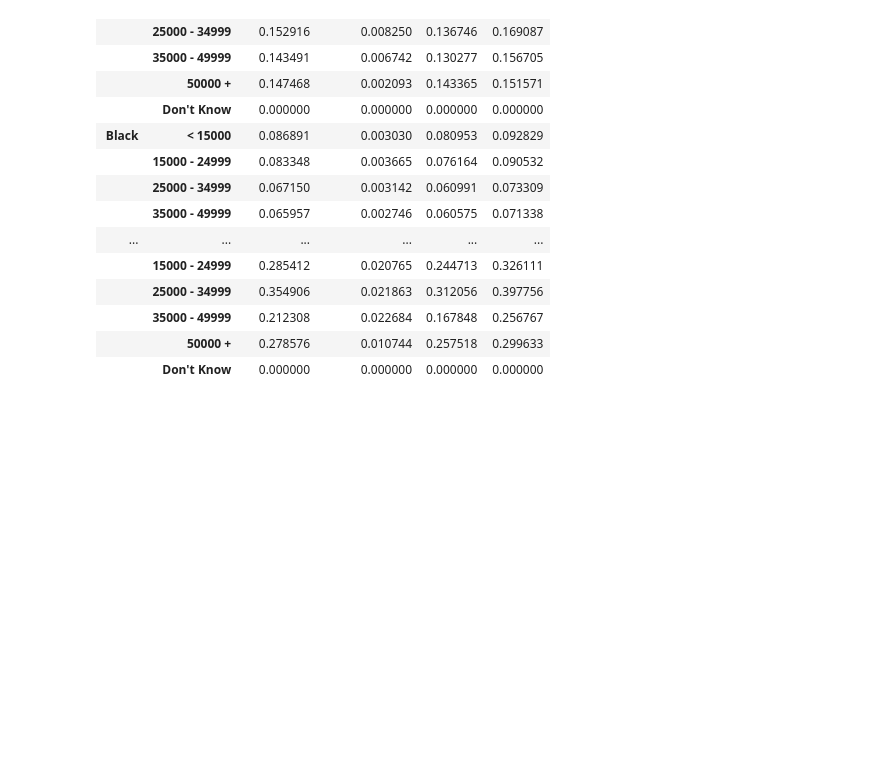
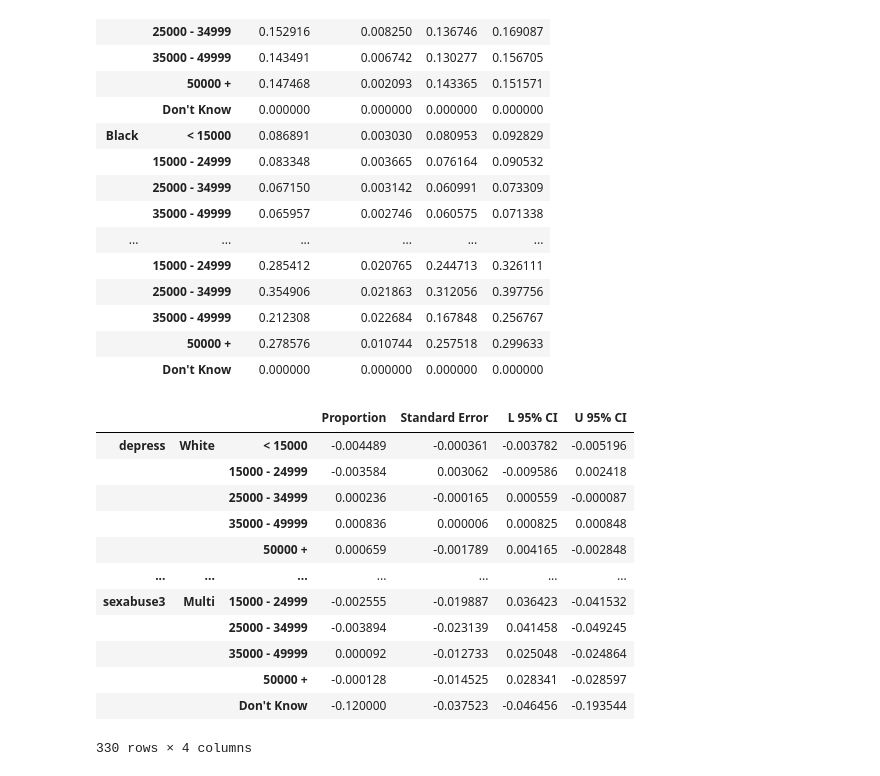
Before and after one commit to Paeans/ace.simulator, a Jupyter notebook: ace_model/ace_11_all/simu_brfss_dist.ipynb, the cells around one changed output. Drawn from its saved outputs; the diff is of its cells as text; code cells hidden in the pictures; blank space fills up the shorter version.

```diff
--- a/ace_model/ace_11_all/simu_brfss_dist.ipynb
+++ b/ace_model/ace_11_all/simu_brfss_dist.ipynb
@@ -393,8 +393,8 @@ gen_dist_df(test) - df
 330 rows × 4 columns
 # %%
 result_dist = []
-for step in range(1):
-    acemodel.step()
+for step in range(50):
+    %timeit acemodel.step()
     test = acemodel.datacollector.model_vars['Output'][-1]
     test['race'] = test['race'].map(cat_race)
     test['income'] = test['income'].map(cat_income)
@@ -452,3 +452,19 @@ avg_dist.loc['depress']
 |  | 35000 - 49999 | 0.212308 | 0.022684 | 0.167848 | 0.256767 |
 |  | 50000 + | 0.278576 | 0.010744 | 0.257518 | 0.299633 |
 |  | Don't Know | 0.000000 | 0.000000 | 0.000000 | 0.000000 |
+# %%
+sum(result_dist)/len(result_dist) -df
+# %% [output]
+|  |  |  | Proportion | Standard Error | L 95% CI | U 95% CI |
+| depress | White | < 15000 | -0.004489 | -0.000361 | -0.003782 | -0.005196 |
+|  |  | 15000 - 24999 | -0.003584 | 0.003062 | -0.009586 | 0.002418 |
+|  |  | 25000 - 34999 | 0.000236 | -0.000165 | 0.000559 | -0.000087 |
+|  |  | 35000 - 49999 | 0.000836 | 0.000006 | 0.000825 | 0.000848 |
+|  |  | 50000 + | 0.000659 | -0.001789 | 0.004165 | -0.002848 |
+| ... | ... | ... | ... | ... | ... | ... |
+| sexabuse3 | Multi | 15000 - 24999 | -0.002555 | -0.019887 | 0.036423 | -0.041532 |
+|  |  | 25000 - 34999 | -0.003894 | -0.023139 | 0.041458 | -0.049245 |
+|  |  | 35000 - 49999 | 0.000092 | -0.012733 | 0.025048 | -0.024864 |
+|  |  | 50000 + | -0.000128 | -0.014525 | 0.028341 | -0.028597 |
+|  |  | Don't Know | -0.120000 | -0.037523 | -0.046456 | -0.193544 |
+330 rows × 4 columns
```
Also changed, not shown: parts of 3 cells of this notebook, 6 other files.
